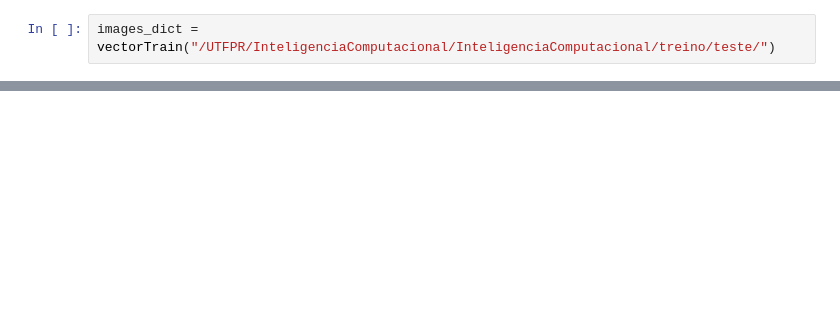
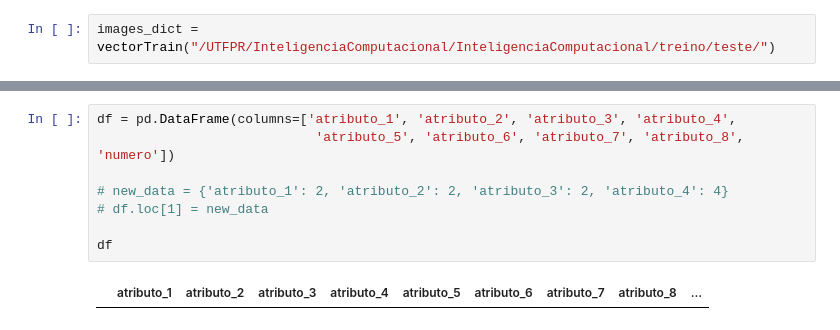
Before and after one commit to matosGu1lherme/InteligenciaCompuacional, a Jupyter notebook: leitorImage.ipynb, the cells around one changed output, grey strips where cells are left out. Saved outputs shown, nothing was run; the diff lists cells and outputs as text; blank space fills up the shorter version.

```diff
--- a/leitorImage.ipynb
+++ b/leitorImage.ipynb
@@ -42,0 +51,10 @@ print(images_dict["5"][1])
+# %%
+df = pd.DataFrame(columns=['atributo_1', 'atributo_2', 'atributo_3', 'atributo_4',
+                            'atributo_5', 'atributo_6', 'atributo_7', 'atributo_8', 'numero'])
+
+# new_data = {'atributo_1': 2, 'atributo_2': 2, 'atributo_3': 2, 'atributo_4': 4}
+# df.loc[1] = new_data
+
+df
+# %% [output]
+|  | atributo_1 | atributo_2 | atributo_3 | atributo_4 | atributo_5 | atributo_6 | atributo_7 | atributo_8 | ... |
```
Also changed, not shown: parts of 10 cells of this notebook.
